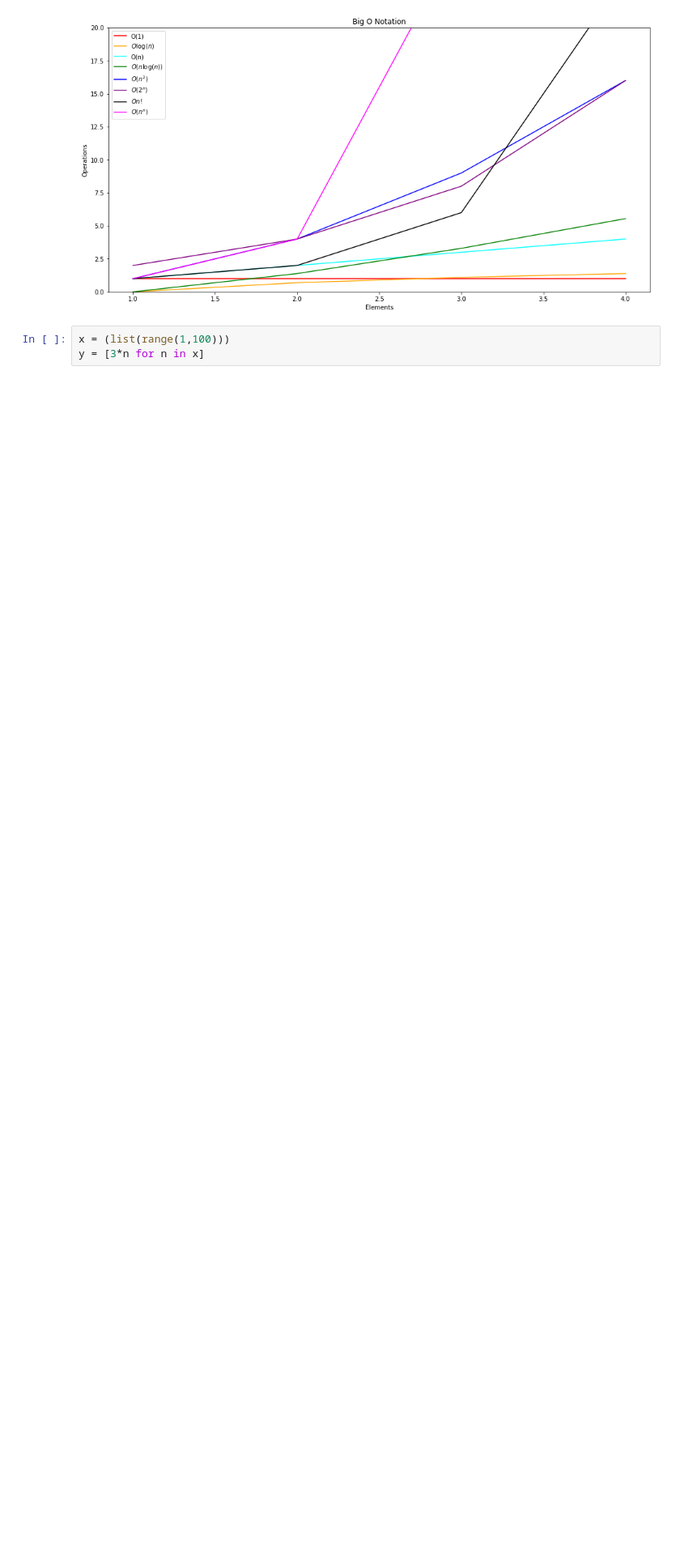
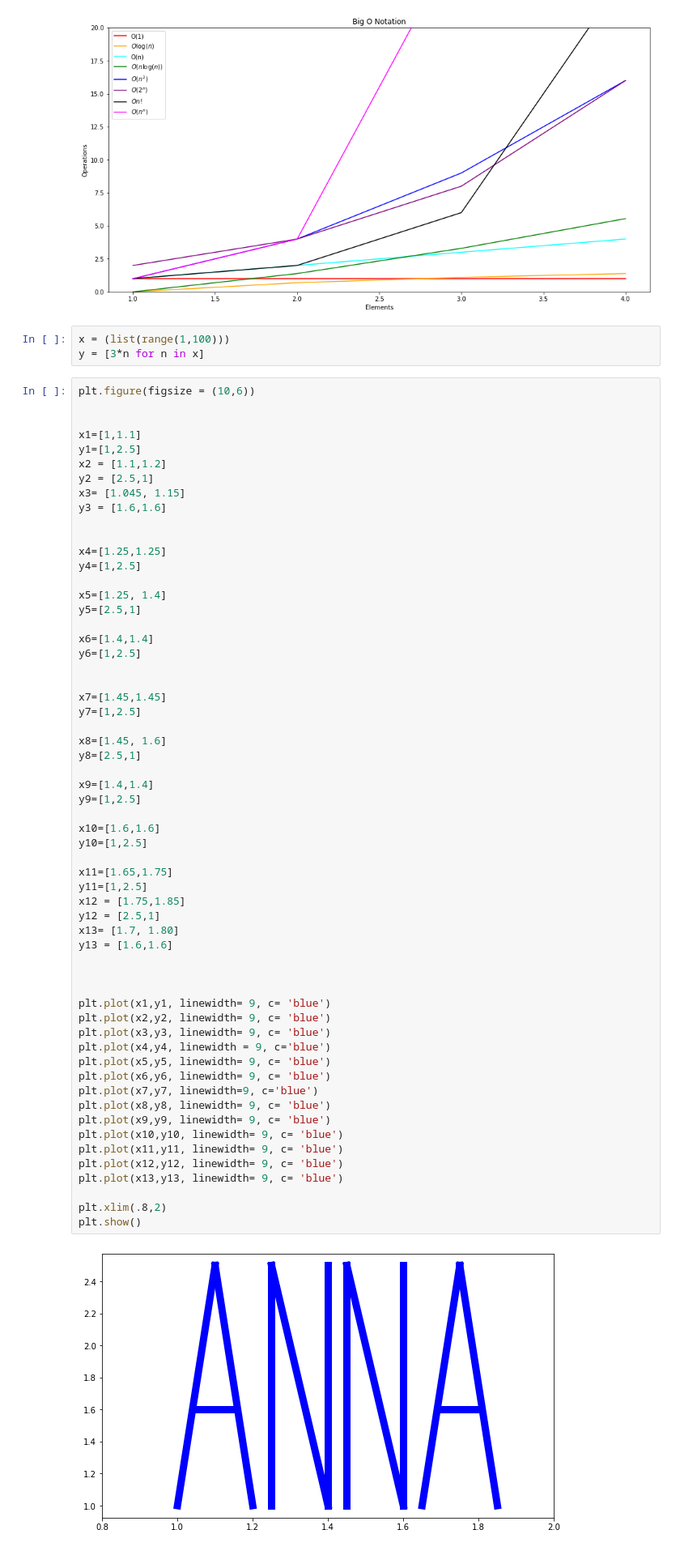
Before and after one commit to annah-vu/numpy-pandas-visualization-exercises, a Jupyter notebook: big_o_notation.ipynb, the cells around one changed output. Shown at 81% size. Cells and saved outputs as stored; diff of their text form; blank space fills up the shorter version.

```diff
--- a/big_o_notation.ipynb
+++ b/big_o_notation.ipynb
@@ -33,3 +33,64 @@ plt.show()
 # %%
 x = (list(range(1,100)))
 y = [3*n for n in x]
+# %%
+plt.figure(figsize = (10,6))
+
+
+x1=[1,1.1]
+y1=[1,2.5]
+x2 = [1.1,1.2]
+y2 = [2.5,1]
+x3= [1.045, 1.15]
+y3 = [1.6,1.6]
+
+
+x4=[1.25,1.25]
+y4=[1,2.5]
+
+x5=[1.25, 1.4]
+y5=[2.5,1]
+
+x6=[1.4,1.4]
+y6=[1,2.5]
+
+
+x7=[1.45,1.45]
+y7=[1,2.5]
+
+x8=[1.45, 1.6]
+y8=[2.5,1]
+
+x9=[1.4,1.4]
+y9=[1,2.5]
+
+x10=[1.6,1.6]
+y10=[1,2.5]
+
+x11=[1.65,1.75]
+y11=[1,2.5]
+x12 = [1.75,1.85]
+y12 = [2.5,1]
+x13= [1.7, 1.80]
+y13 = [1.6,1.6]
+
+
+
+plt.plot(x1,y1, linewidth= 9, c= 'blue')
+plt.plot(x2,y2, linewidth= 9, c= 'blue')
+plt.plot(x3,y3, linewidth= 9, c= 'blue')
+plt.plot(x4,y4, linewidth = 9, c='blue')
+plt.plot(x5,y5, linewidth= 9, c= 'blue')
+plt.plot(x6,y6, linewidth= 9, c= 'blue')
+plt.plot(x7,y7, linewidth=9, c='blue')
+plt.plot(x8,y8, linewidth= 9, c= 'blue')
+plt.plot(x9,y9, linewidth= 9, c= 'blue')
+plt.plot(x10,y10, linewidth= 9, c= 'blue')
+plt.plot(x11,y11, linewidth= 9, c= 'blue')
+plt.plot(x12,y12, linewidth= 9, c= 'blue')
+plt.plot(x13,y13, linewidth= 9, c= 'blue')
+
+plt.xlim(.8,2)
+plt.show()
+# %% [output]
+[figure, added]
```
